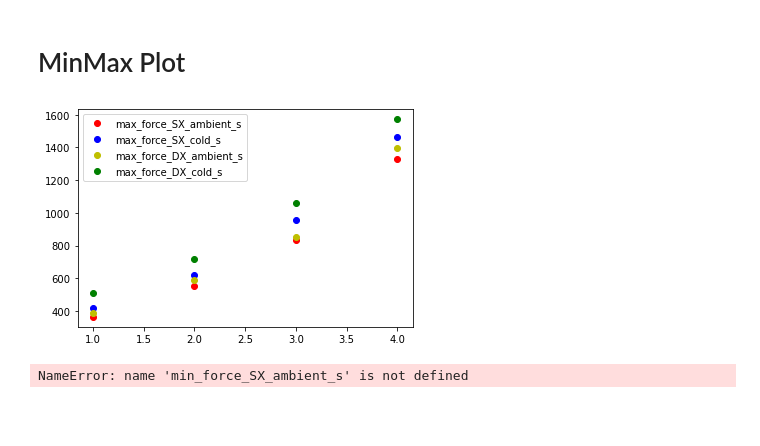
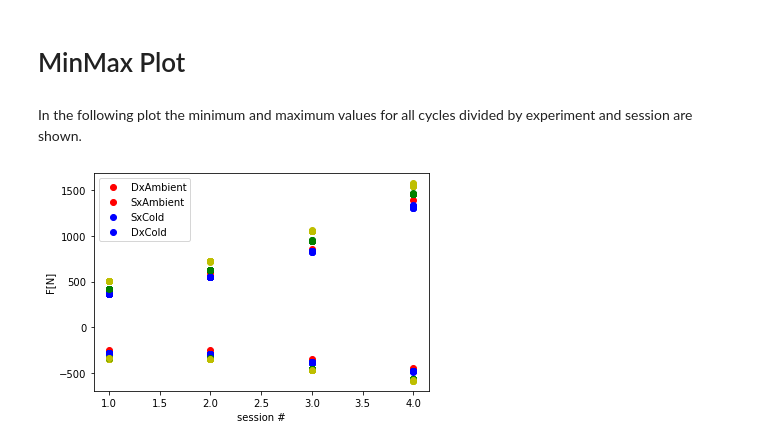
Before and after one commit to raphaFanti/bootSensing, a Jupyter notebook: analysis/06. Analysis_MTB_080121/Reproducibility_analysis.ipynb, the cells around one changed output. Drawn from its saved outputs; the diff is of its cells as text; code cells hidden in the pictures; blank space fills up the shorter version.

```diff
--- a/analysis/06. Analysis_MTB_080121/Reproducibility_analysis.ipynb
+++ b/analysis/06. Analysis_MTB_080121/Reproducibility_analysis.ipynb
@@ -216,29 +169,26 @@ plt.show()
 # %% [markdown]
 # MinMax Plot
-# %%
-# Min & Max value per experiment and session
-df_SX_ambient_max = {}
-df_SX_cold_max = {}
-df_DX_ambient_max = {}
-df_DX_cold_max = {}
-
-for i in range(1,5):
-    df_SX_ambient_max[i] = max(df_SXambient[df_SXambient["session #"] == i]['force'])
-    df_SX_cold_max[i] = max(df_SXcold[df_SXcold["session #"] == i]['force'])
-    df_DX_cold_max[i] = max(df_DXcold[df_DXcold["session #"] == i]['force'])
-    df_DX_ambient_max[i] = max(df_DXambient[df_DXambient["session #"] == i]['force'])
-
-max_force_SX_ambient_s = pd.DataFrame(df_SX_ambient_max,index=[1]).transpose()
-max_force_SX_cold_s = pd.DataFrame(df_SX_cold_max,index=[1]).transpose()
-max_force_DX_ambient_s = pd.DataFrame(df_DX_ambient_max,index=[1]).transpose()
-max_force_DX_cold_s = pd.DataFrame(df_DX_cold_max,index=[1]).transpose()
-df_mtb['position']
-plt.plot(max_force_SX_ambient_s,'ro',max_force_SX_cold_s,'bo',max_force_DX_ambient_s,'yo',max_force_DX_cold_s,'go')
-plt.legend(['max_force_SX_ambient_s','max_force_SX_cold_s','max_force_DX_ambient_s','max_force_DX_cold_s'])
-plt.show()
-# %% [output]
-[figure, removed]
-# %%
-min_force_SX_ambient_s
-# %% [output]
-NameError: name 'min_force_SX_ambient_s' is not defined
+# %% [markdown]
+In the following plot the minimum and maximum values for all cycles divided by experiment and session are shown.
+# %%
+def getPeaksCycle(experiment,s_nr,c_nr):
+    df_exp = df_mtb[df_mtb["experiment"] == experiment]
+    df_exp_s = df_exp[df_exp["session #"] == s_nr]
+    df_exp_s_c = df_exp_s[df_exp_s["cycle #"] == c_nr]
+    max_force = max(df_exp_s_c['force'])
+    min_force = min(df_exp_s_c['force'])
+    return [min_force, max_force]
+
+for s in range(1,size_session):
+    plt.plot(s,getPeaksCycle("DxAmbient",s,1)[1],colors[0],s,getPeaksCycle("DxAmbient",s,1)[0],colors[0],label="DxAmbient")
+
+    for i in range(1,size_cycle):
+        plt.plot(s,getPeaksCycle("SxAmbient",s,i)[1],colors[1],s,getPeaksCycle("SxAmbient",s,i)[0],colors[1],label="SxAmbient")
+        plt.plot(s,getPeaksCycle("SxCold",s,i)[1],colors[2],s,getPeaksCycle("SxCold",s,i)[0],colors[2],label="SxCold")
+        plt.plot(s,getPeaksCycle("DxCold",s,i)[1],colors[3],s,getPeaksCycle("DxCold",s,i)[0],colors[3],label="DxCold")
+plt.ylabel('F[N]')
+plt.xlabel('session #')
+plt.legend(["DxAmbient","SxAmbient","SxCold","DxCold"])
+plt.show()
+# %% [output]
+[figure, added]
```
Also changed, not shown: parts of 28 cells of this notebook.
